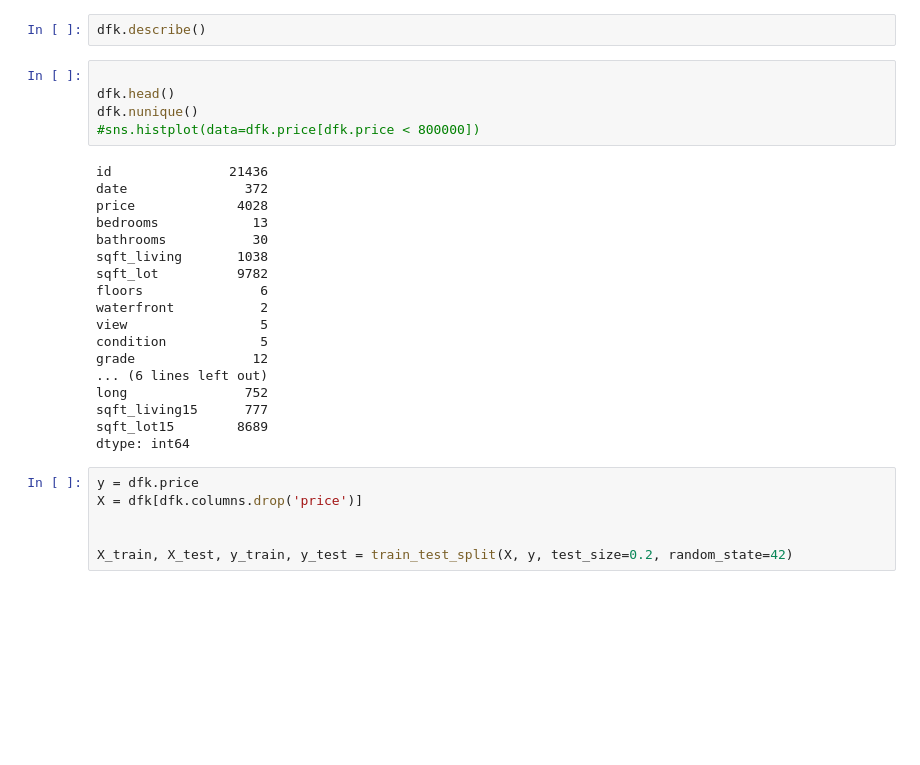
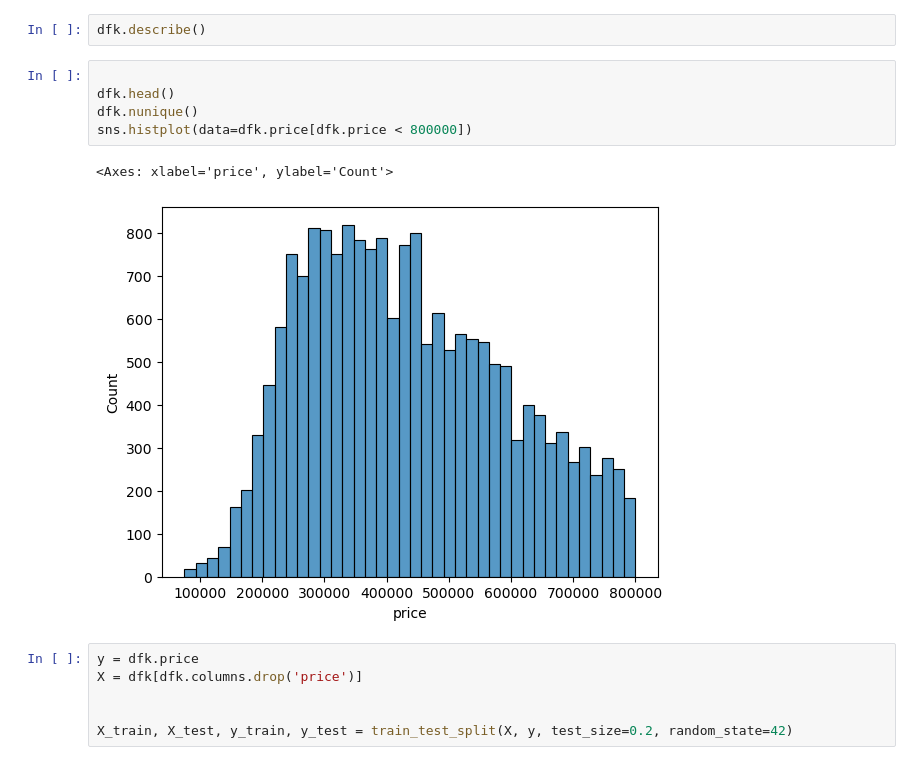
Before and after one commit to magrimuc/IronKaggle, a Jupyter notebook: mycode.ipynb, the cells around one changed output. Cells and saved outputs as stored; diff of their text form; blank space fills up the shorter version.

```diff
--- a/mycode.ipynb
+++ b/mycode.ipynb
@@ -55,26 +55,11 @@ dfk.describe()
 # %%
 
 dfk.head()
 dfk.nunique()
-#sns.histplot(data=dfk.price[dfk.price < 800000])
+sns.histplot(data=dfk.price[dfk.price < 800000])
 # %% [output]
-id               21436
-date               372
-price             4028
-bedrooms            13
-bathrooms           30
-sqft_living       1038
-sqft_lot          9782
-floors               6
-waterfront           2
-view                 5
-condition            5
-grade               12
-... (6 lines left out)
-long               752
-sqft_living15      777
-sqft_lot15        8689
-dtype: int64
+<Axes: xlabel='price', ylabel='Count'>
+[figure, added]
 # %%
 y = dfk.price
 X = dfk[dfk.columns.drop('price')]
```
Also changed, not shown: 2 other files.
